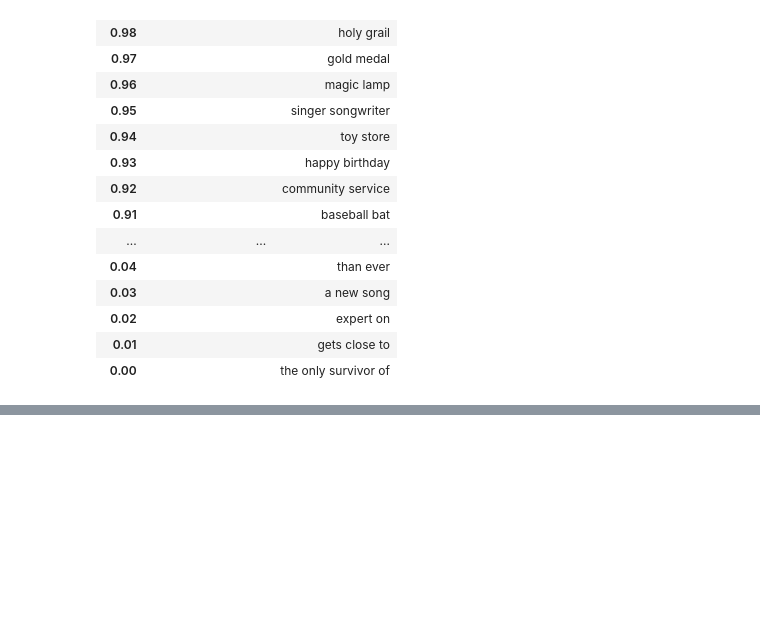
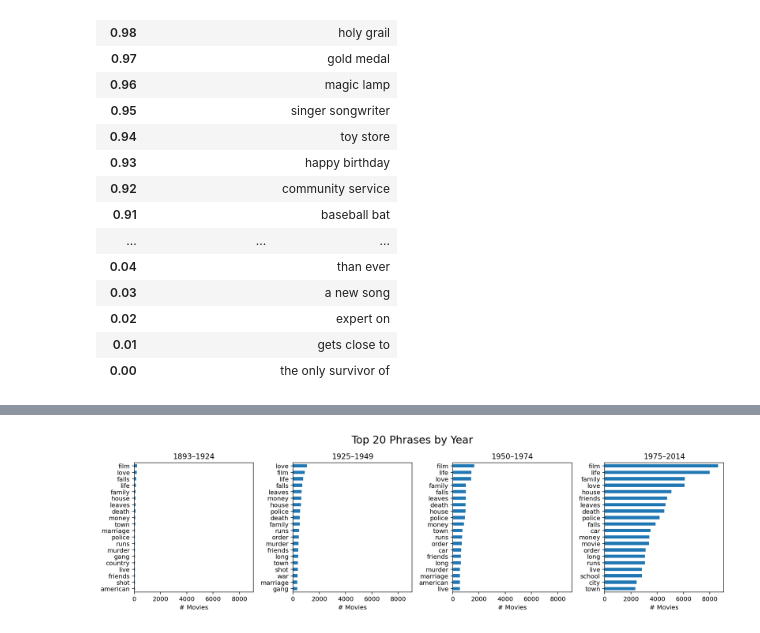
Before and after one commit to A04-Capstone-Group-02/movie-analysis, a Jupyter notebook: notebooks/eda.ipynb, the cells around one changed output, grey strips where cells are left out. Saved outputs shown, nothing was run; the diff lists cells and outputs as text; code cells hidden in the pictures; blank space fills up the shorter version.

```diff
--- a/notebooks/eda.ipynb
+++ b/notebooks/eda.ipynb
@@ -123,0 +127,15 @@ for ax in axes:
+# %%
+fig, axes = plt.subplots(1, 4, figsize=(14, 4), sharex=True, constrained_layout=True)
+n = 20
+fig.suptitle(f'Top {n} Phrases by Year', size=17)
+year_binned = pd.cut(
+    df.date.dt.year,
+    bins=[-np.inf, 1925, 1950, 1975, np.inf],
+    right=False,
+    labels=f'{df.date.min().year}–1924 1925–1949 1950–1974 1975–{df.date.max().year}'.split(),
+)
+for year_bin, ax in zip(year_binned.cat.categories, axes.flatten()):
+    df.phrases[year_binned.eq(year_bin)].explode().value_counts().nlargest(n)[::-1].plot.barh(ax=ax)
+    ax.set(title=year_bin, xlabel='# Movies')
+# %% [output]
+[figure, added]
```
Also changed, not shown: parts of 3 cells of this notebook.
